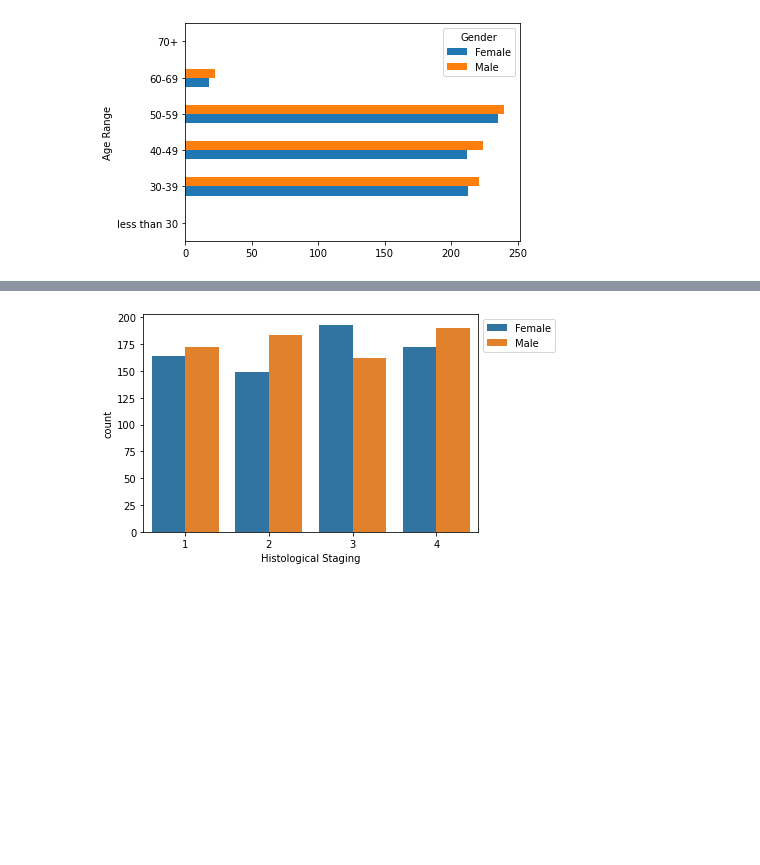
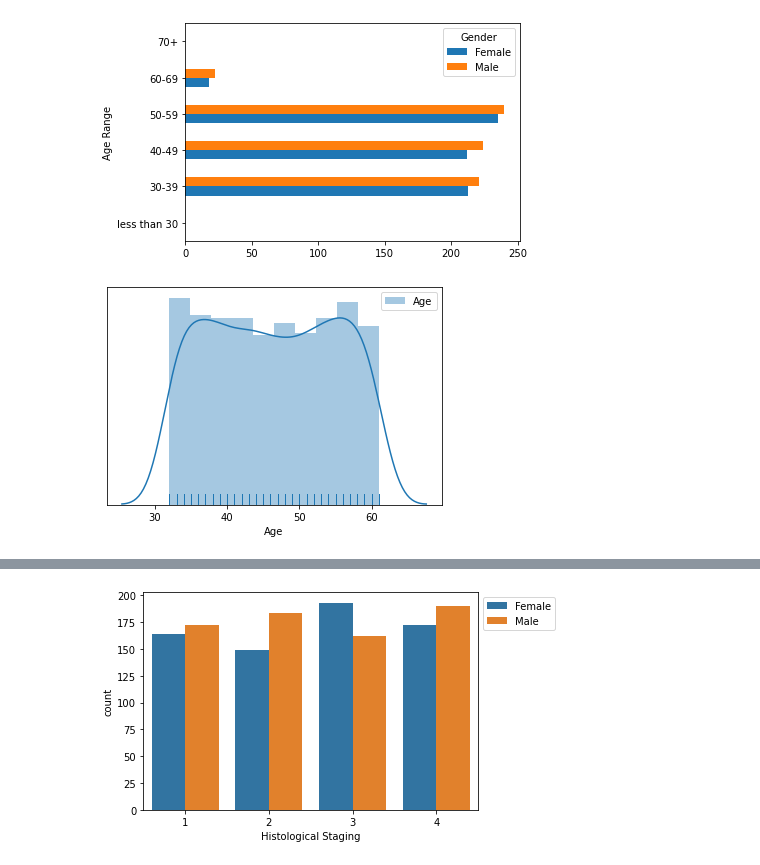
Before and after one commit to phganh/HCVpatientsDatasetVisualization-JupyterNotebook, a Jupyter notebook: projectReport1.ipynb, the cells around one changed output, grey strips where cells are left out. Cells and saved outputs as stored; diff of their text form; code cells hidden in the pictures; blank space fills up the shorter version.

```diff
--- a/projectReport1.ipynb
+++ b/projectReport1.ipynb
@@ -213,3 +213,11 @@ ageRgen.size().unstack().plot(kind='barh')
 # %% [output]
 <matplotlib.axes._subplots.AxesSubplot at 0x...>
 [figure]
+# %%
+#Age Distribution of all the patients
+sns.distplot(dataC.Age,bins=10,label="Age",rug=True)
+plt.yticks([])
+plt.legend()
+plt.show()
+# %% [output]
+[figure, added]
```
Also changed, not shown: parts of 2 cells of this notebook.
